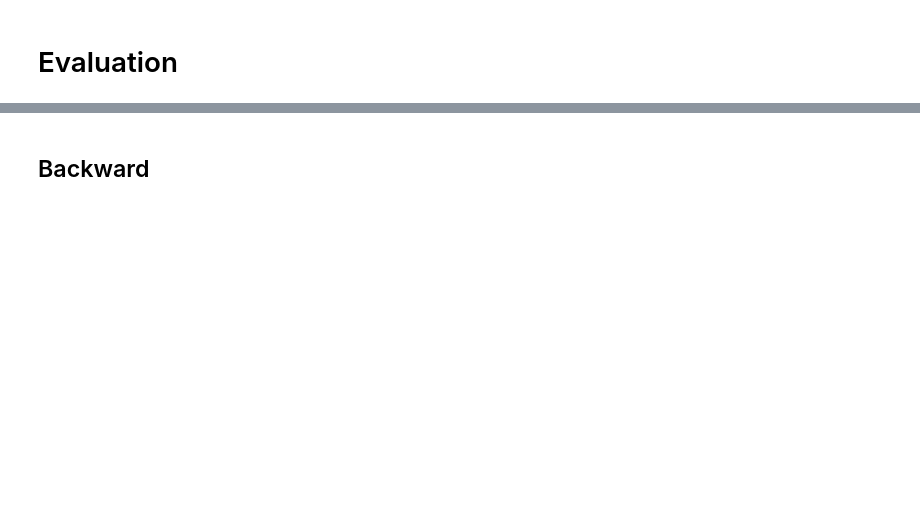
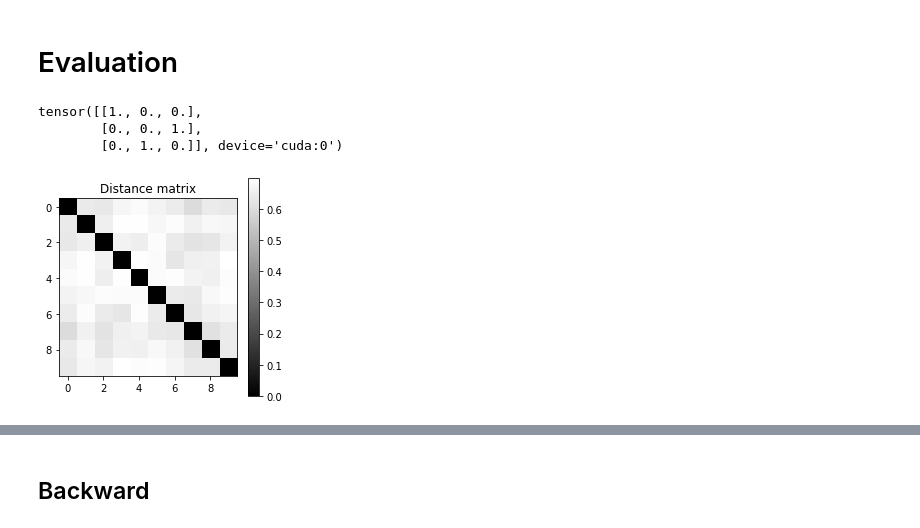
Before and after one commit to lucasmrdt/diffusion-model, a Jupyter notebook: notebooks/model_on_mnist.ipynb, the cells around one changed output, grey strips where cells are left out. Saved outputs shown, nothing was run; the diff lists cells and outputs as text; code cells hidden in the pictures; blank space fills up the shorter version.

```diff
--- a/notebooks/model_on_mnist.ipynb
+++ b/notebooks/model_on_mnist.ipynb
@@ -205,5 +159,20 @@ TypeError: Invalid shape (1, 28, 28) for image data
 # %% [markdown]
 # Evaluation
+# %%
+def one_hot_encode(x, size):
+    x = x.long()
+    x = torch.zeros(x.size(0), size).to(device).scatter_(1, x, 1)
+    return x
+
+one_hot_encode(torch.tensor([[0], [2], [1]]).to(device), 3)
+# %% [output]
+tensor([[1., 0., 0.],
+        [0., 0., 1.],
+        [0., 1., 0.]], device='cuda:0')
+# %%
+check_embedding(torch.eye(10), noise_model.label_embedding)
+# %% [output]
+[figure, added]
 # %%
 fig, axes = plt.subplots(2, T+1, figsize=(FIG_SIZE*T, FIG_SIZE*2))
 
```
Also changed, not shown: parts of 14 cells of this notebook, 1 other file.
